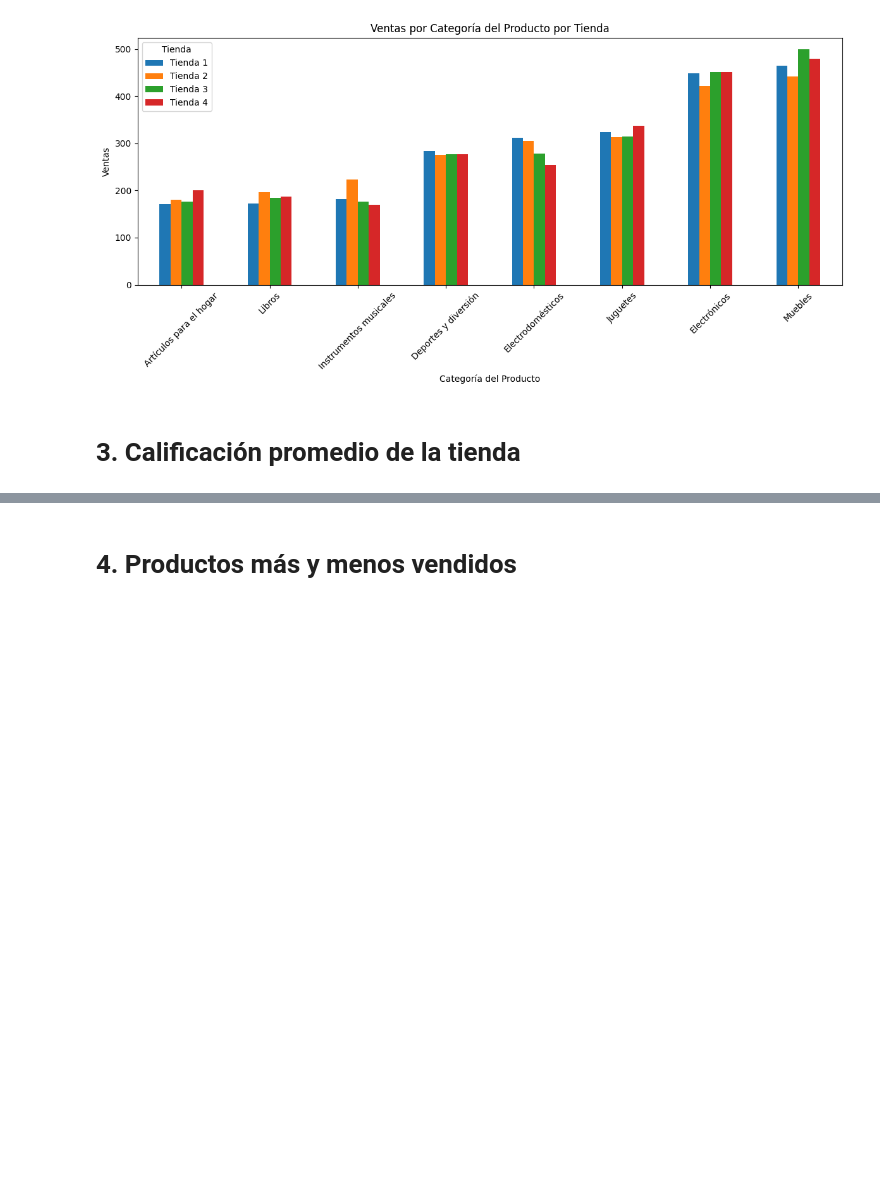
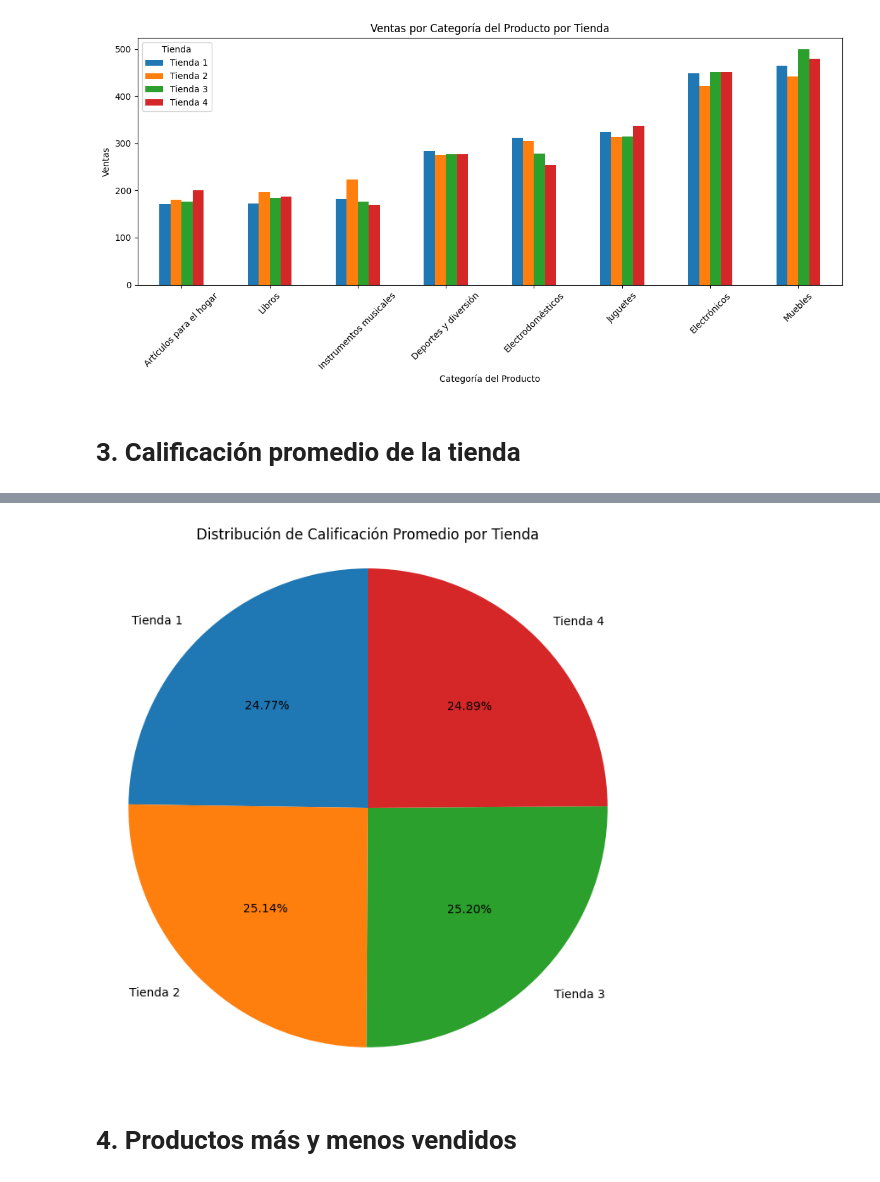
Before and after one commit to Nataliahfk/Challenge_Venta_Sucursales, a Jupyter notebook: AluraStoreLatam.ipynb, the cells around one changed output, grey strips where cells are left out. Drawn from its saved outputs; the diff is of its cells as text; code cells hidden in the pictures; blank space fills up the shorter version.

```diff
--- a/AluraStoreLatam.ipynb
+++ b/AluraStoreLatam.ipynb
@@ -155,3 +155,8 @@ plt.show()
 [figure]
 # %% [markdown]
 # 3. Calificación promedio de la tienda
+# %%
+calificacion_promedio = datos_completos.groupby("Tienda")["Calificación"].mean().round(2).reset_index()
+calificacion_promedio.columns = ["Tienda", "Calificación Promedio"]
+
+calificacion_promedio
@@ -158,3 +169,16 @@ plt.show()
+# %%
+# Datos
+labels = calificacion_promedio["Tienda"]
+sizes = calificacion_promedio["Calificación Promedio"]
+
+# Crear el gráfico
+plt.figure(figsize=(8, 8))
+plt.pie(sizes, labels=labels, autopct="%.2f%%", startangle=90)
+plt.title("Distribución de Calificación Promedio por Tienda")
+plt.axis("equal")  # Para que sea un círculo perfecto
+plt.show()
+# %% [output]
+[figure, added]
 # %% [markdown]
 # 4. Productos más y menos vendidos
 # %% [markdown]
```
Also changed, not shown: parts of 1 cell of this notebook.
